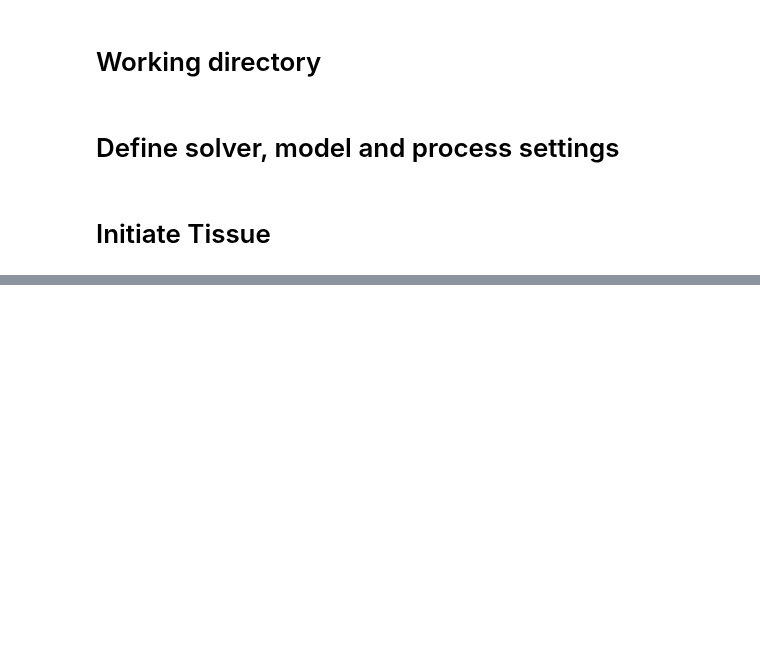
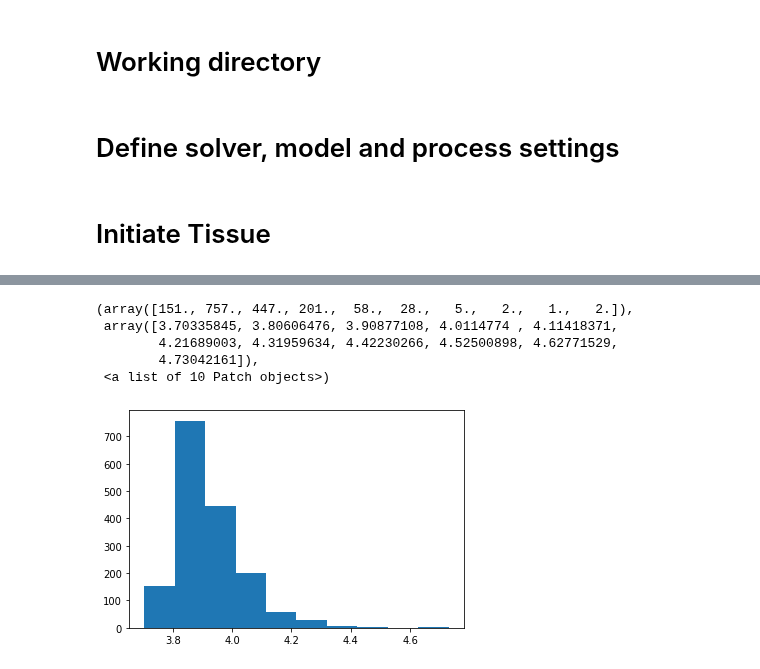
Before and after one commit to suzannelab/polarity, a Jupyter notebook: notebooks/QSSolver-OneFold-homogenous-Clone-Copy1.ipynb, the cells around one changed output, grey strips where cells are left out. Drawn from its saved outputs; the diff is of its cells as text; code cells hidden in the pictures; blank space fills up the shorter version.

```diff
--- a/notebooks/QSSolver-OneFold-homogenous-Clone-Copy1.ipynb
+++ b/notebooks/QSSolver-OneFold-homogenous-Clone-Copy1.ipynb
@@ -301,0 +340,9 @@ print(sheet.edge_df.line_tension.unique())
+# %%
+plt.hist(sheet.face_df.perimeter/np.sqrt(sheet.face_df.area), )
+# %% [output]
+(array([151., 757., 447., 201.,  58.,  28.,   5.,   2.,   1.,   2.]),
+ array([3.70335845, 3.80606476, 3.90877108, 4.0114774 , 4.11418371,
+        4.21689003, 4.31959634, 4.42230266, 4.52500898, 4.62771529,
+        4.73042161]),
+ <a list of 10 Patch objects>)
+[figure, added]
```
Also changed, not shown: parts of 15 cells of this notebook, 8 other files.
